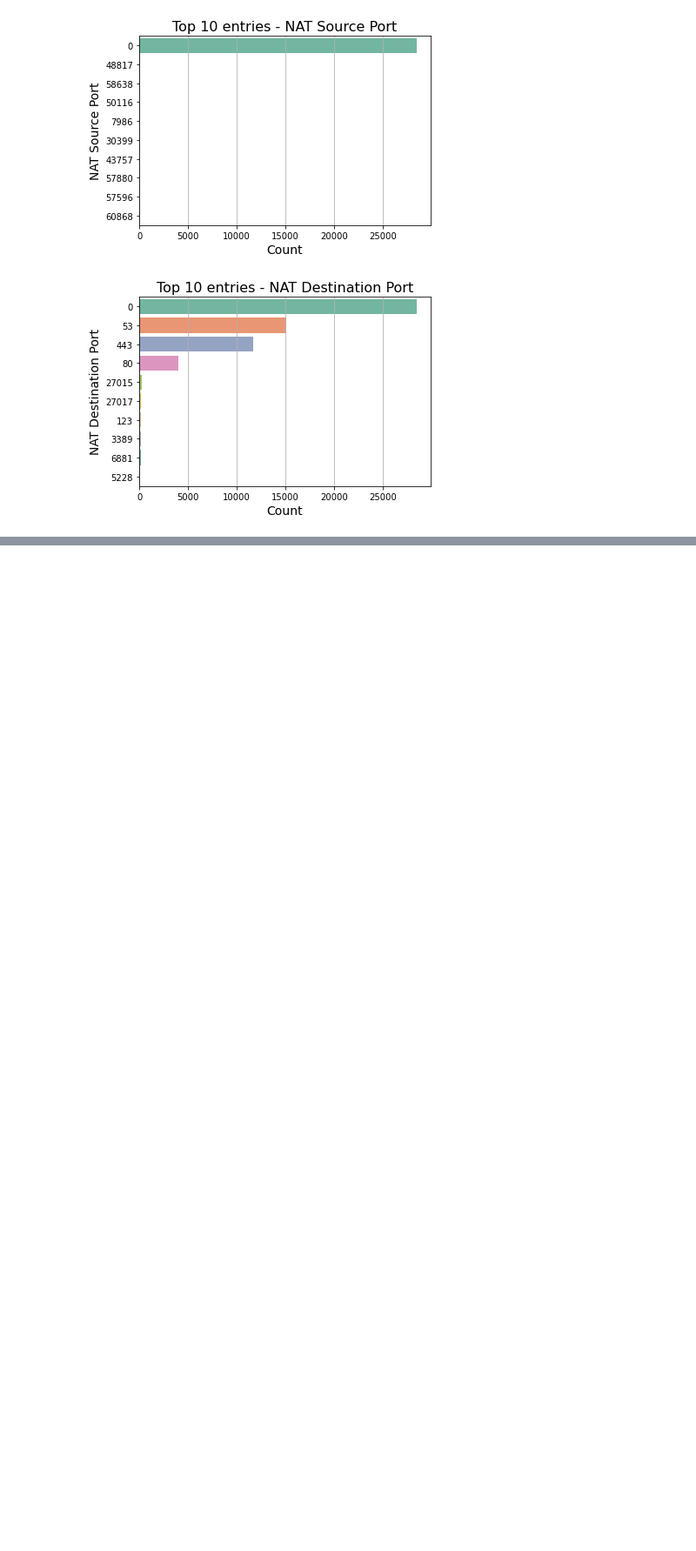
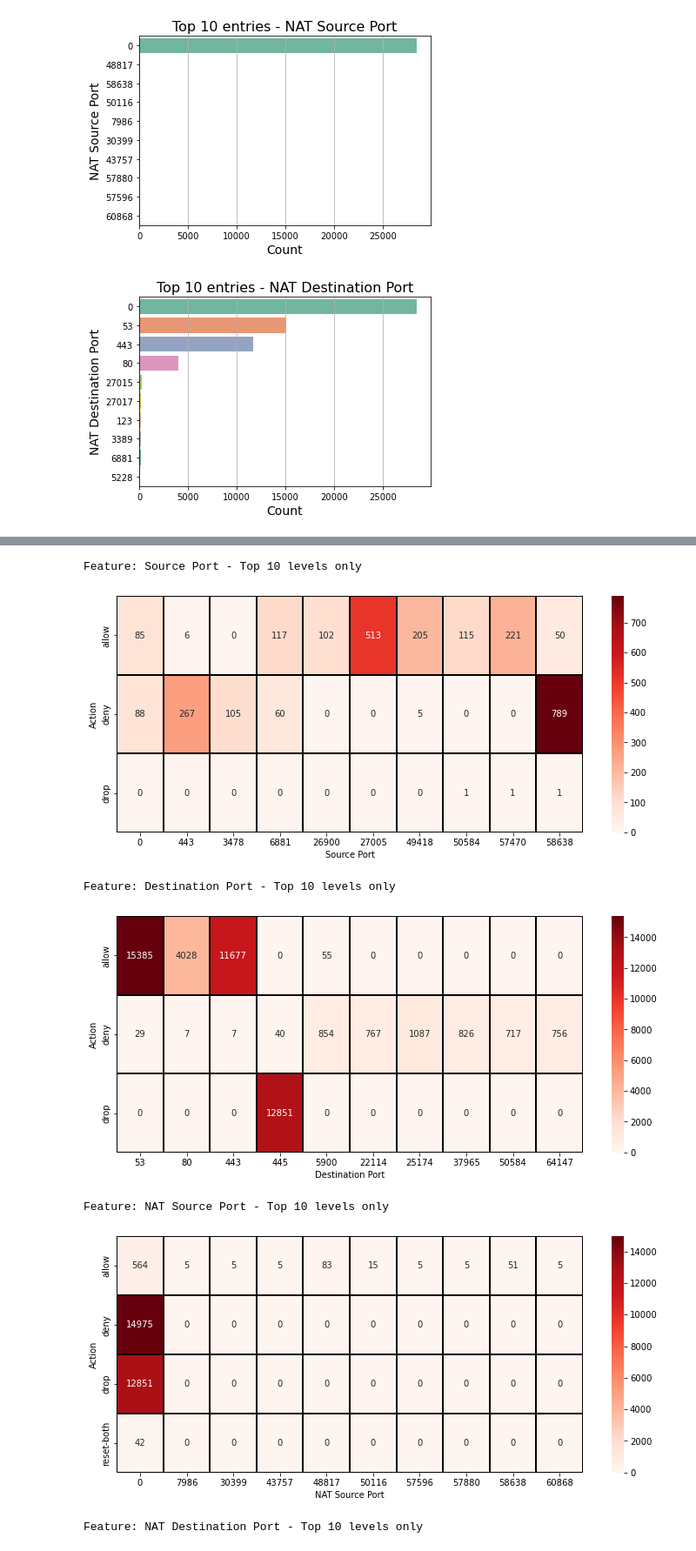
Before and after one commit to heberjuunior/Heber_ML_CA1, a Jupyter notebook: Heber_ML_CA1_Y4.ipynb, the cells around one changed output, grey strips where cells are left out. Shown: that part at 87% size. Cells and saved outputs as stored; diff of their text form; code cells hidden in the pictures; blank space fills up the shorter version.

Commit message:
EDA - Exploring numerical values

```diff
--- a/Heber_ML_CA1_Y4.ipynb
+++ b/Heber_ML_CA1_Y4.ipynb
@@ -85,12 +119,0 @@ df.head()
-# %%
-# Define numerical columns excluding 'Action'
-numerical_columns = df.select_dtypes(include=['int64', 'float64']).columns
-
-# Drop 'Action' column from numerical columns list
-numerical_columns = numerical_columns.drop('Action', errors='ignore')
-
-# Fill missing values with the mean of each numerical column
-df[numerical_columns] = df[numerical_columns].fillna(df[numerical_columns].mean())
-
-# Display the modified DataFrame
-df.head()
@@ -149,7 +129,7 @@ table_data = []
 
 # Define top 10 levels per feature
 for f in categorical:
-    feature_data = df_encoded[f].value_counts().head(10)
+    feature_data = df[f].value_counts().head(10)
     table_data.append([f, '\n'.join(map(str, feature_data.index)), '\n'.join(map(str, feature_data.values))])
 
 # Print table visualization
@@ -167,13 +147,10 @@ print(tabulate(table_data, headers=['Feature', 'Top 10 Entries', 'Count'], table
 | NAT Destination Port | 0                | 28432   |
 +----------------------+------------------+---------+
 # %%
-# Define categorical features
-categorical = ['Source Port', 'Destination Port', 'NAT Source Port', 'NAT Destination Port']
-
 # Define top 10 entries per feature and plot
 for f in categorical:
-    top_10 = df_encoded[f].value_counts().head(10)
-    sns.countplot(y=f, data=df_encoded, order=top_10.index, palette='Set2')
+    top_10 = df[f].value_counts().head(10)
+    sns.countplot(y=f, data=df, order=top_10.index, palette='Set2')
     plt.title(f'Top 10 entries - {f}', fontsize=16)
     plt.xlabel('Count', fontsize=14)
     plt.ylabel(f, fontsize=14)
@@ -197,0 +177,21 @@ plt.show()
+# %%
+# Visualize crosstable target vs feature (using top 10 levels only)
+for f in categorical:
+    top10_levels = df[f].value_counts().head(10).index.to_list()  # Corrected to use head(10)
+    df_temp = df[df[f].isin(top10_levels)]
+    ctab = pd.crosstab(df_temp['Action'], df_temp[f])  # Corrected to use df_temp
+    print('Feature:', f, '- Top 10 levels only')
+    plt.figure(figsize=(12, 5))
+    sns.heatmap(ctab, annot=True, fmt='d',
+                cmap='Reds',
+                linecolor='black',
+                linewidths=0.1)
+    plt.show()
+# %% [output]
+Feature: Source Port - Top 10 levels only
+[figure, added]
+Feature: Destination Port - Top 10 levels only
+[figure, added]
+Feature: NAT Source Port - Top 10 levels only
+[figure, added]
+Feature: NAT Destination Port - Top 10 levels only
```
Also changed, not shown: parts of 23 cells of this notebook.
